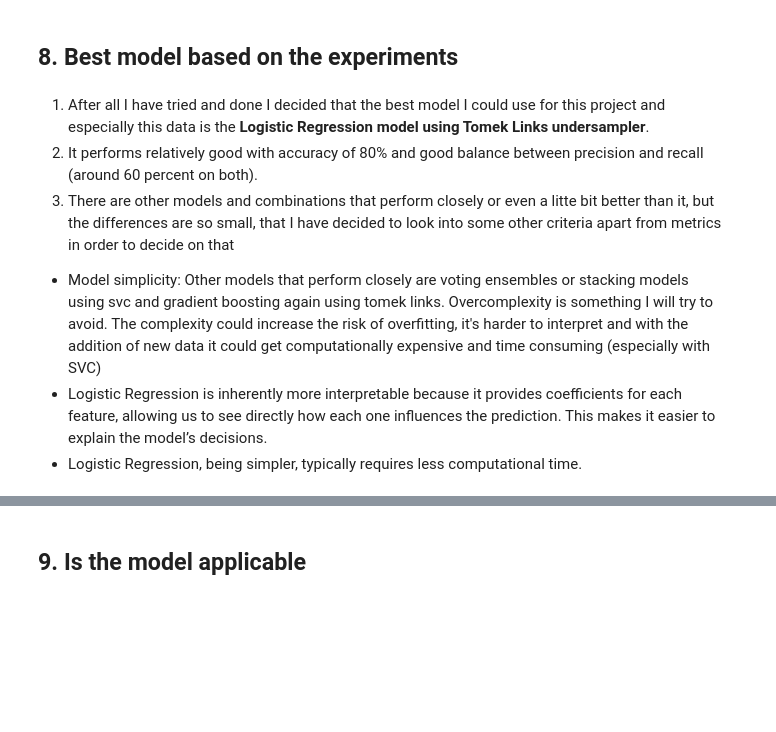
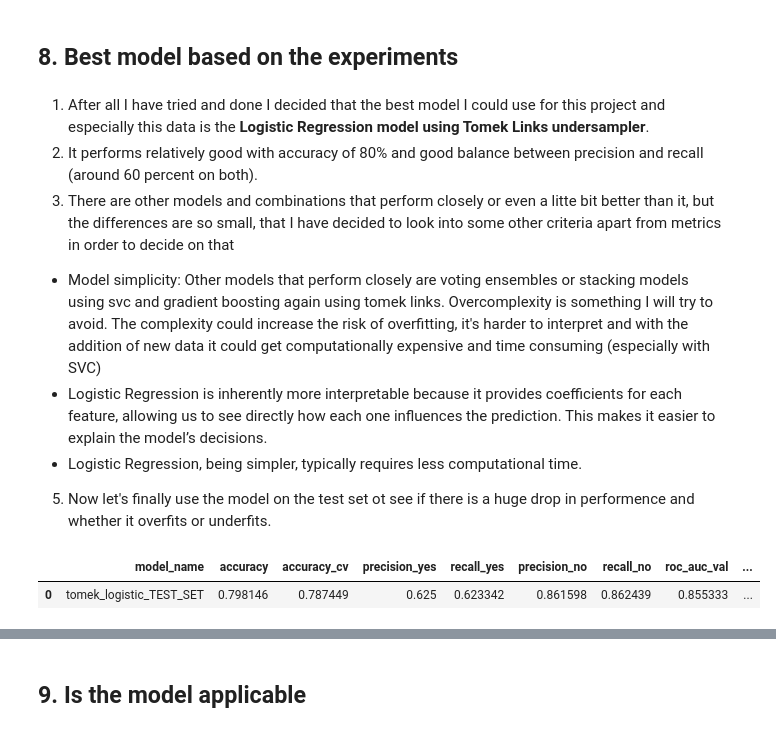
Before and after one commit to AsenSirakov/Machine_Learning_2024_Soft_uni, a Jupyter notebook: Introduction to Machine Learning/Telecom_customer_churn.ipynb, the cells around one changed output, grey strips where cells are left out. Cells and saved outputs as stored; diff of their text form; code cells hidden in the pictures; blank space fills up the shorter version.

```diff
--- a/Introduction to Machine Learning/Telecom_customer_churn.ipynb
+++ b/Introduction to Machine Learning/Telecom_customer_churn.ipynb
@@ -1555,3 +1565,5 @@ comparison_table_ensembles
 - Model simplicity: Other models that perform closely are voting ensembles or stacking models using svc and gradient boosting again using tomek links. Overcomplexity is something I will try to avoid. The complexity could increase the risk of overfitting, it's harder to interpret and with the addition of new data it could get computationally expensive and time consuming (especially with SVC)
 - Logistic Regression is inherently more interpretable because it provides coefficients for each feature, allowing us to see directly how each one influences the prediction. This makes it easier to explain the model’s decisions.
 - Logistic Regression, being simpler, typically requires less computational time.
+
+5. Now let's finally use the model on the test set ot see if there is a huge drop in performence and whether it overfits or underfits.
@@ -1557,0 +1582,6 @@ comparison_table_ensembles
+# %%
+comparison_table_test = get_model_comparison_table(tag_filters={"test": "test"})
+comparison_table_test
+# %% [output]
+|  | model_name | accuracy | accuracy_cv | precision_yes | recall_yes | precision_no | recall_no | roc_auc_val | ... |
+| 0 | tomek_logistic_TEST_SET | 0.798146 | 0.787449 | 0.625 | 0.623342 | 0.861598 | 0.862439 | 0.855333 | ... |
```
Also changed, not shown: parts of 18 cells of this notebook.
